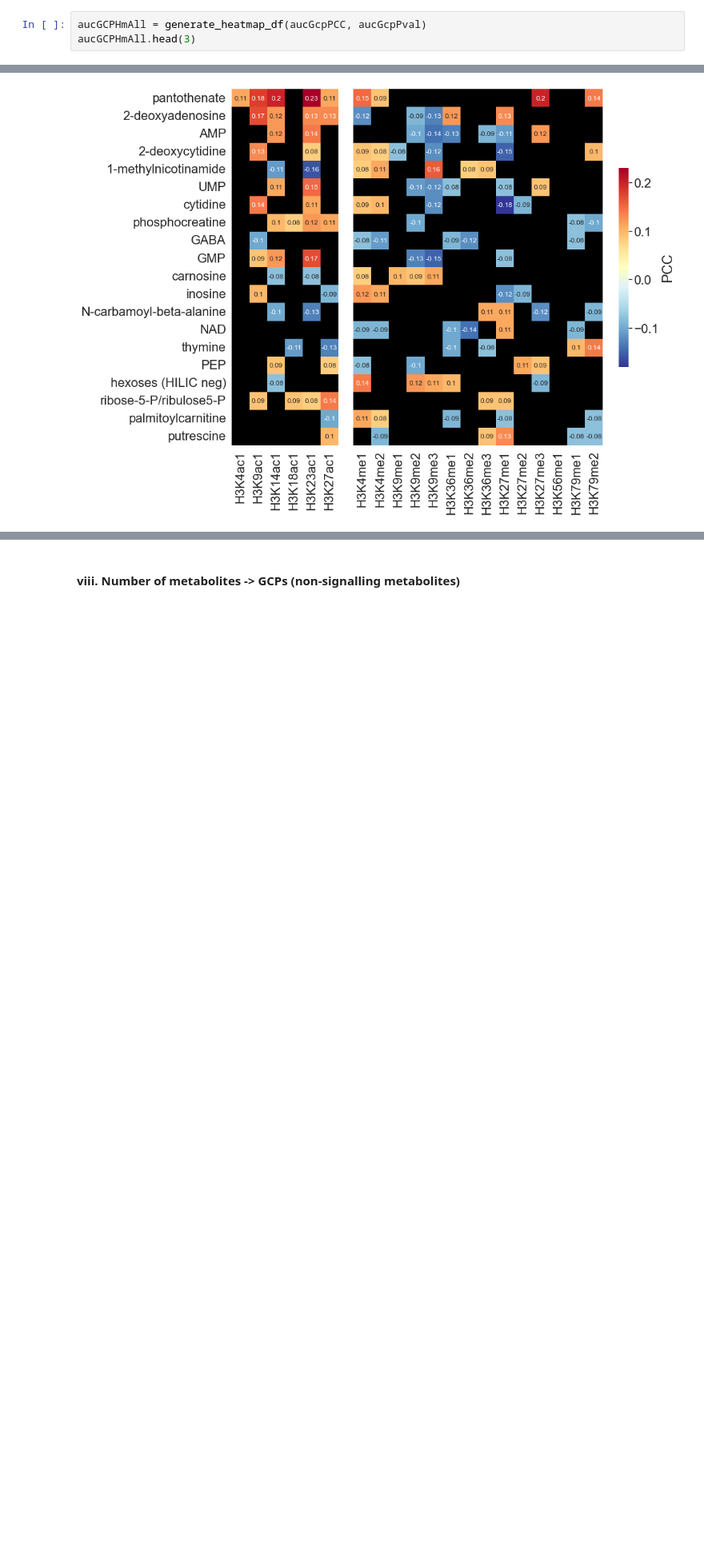
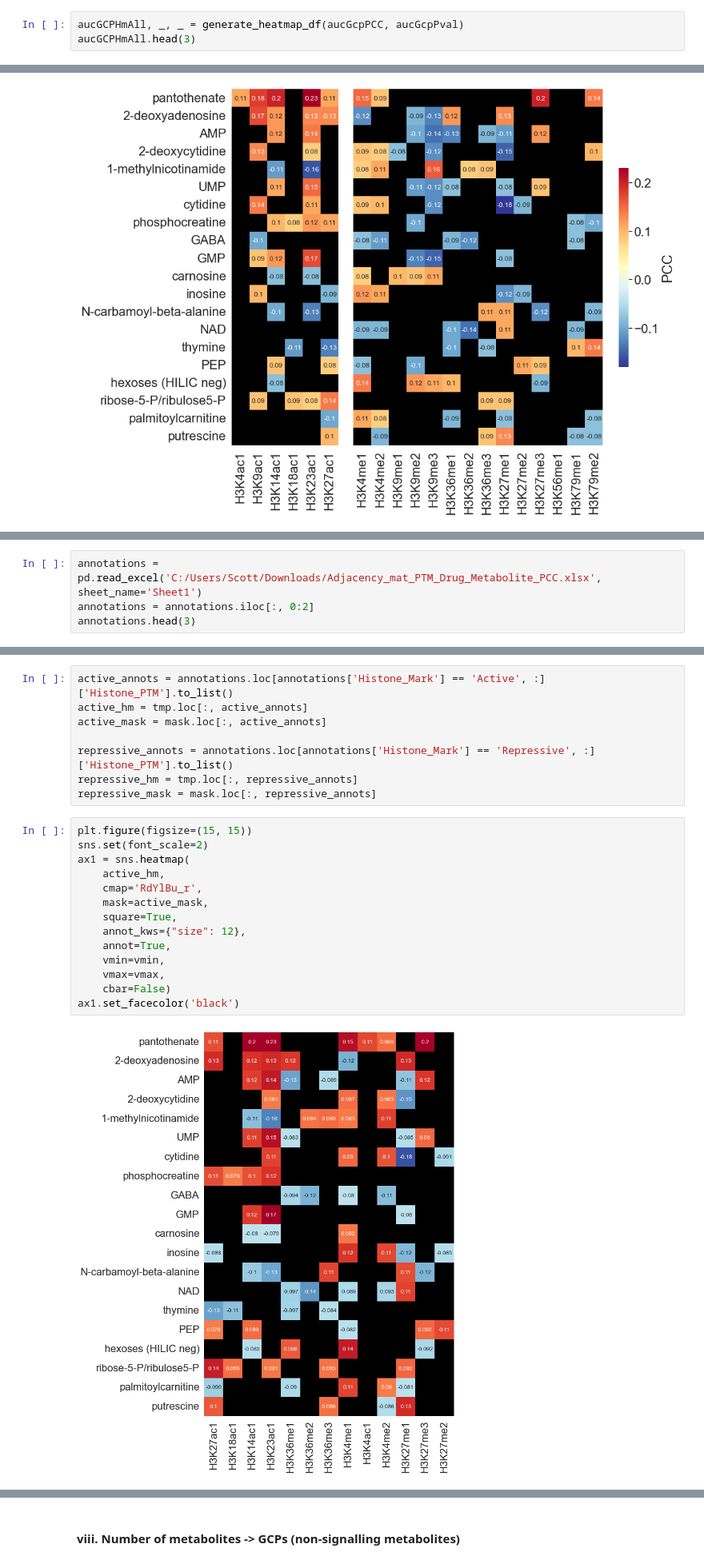
Before and after one commit to ScottCampit/met-ptm-drug-cancer, a Jupyter notebook: 01_PCC.ipynb, the cells around one changed output, grey strips where cells are left out. Shown at 80% size. Cells and saved outputs as stored; diff of their text form; blank space fills up the shorter version.

```diff
--- a/01_PCC.ipynb
+++ b/01_PCC.ipynb
@@ -928,7 +972,7 @@ plt.tight_layout()
 # %% [markdown]
 #### v. Number of AUCs -> GCPs (all metabolites)
 # %%
-aucGCPHmAll = generate_heatmap_df(aucGcpPCC, aucGcpPval)
+aucGCPHmAll, _, _ = generate_heatmap_df(aucGcpPCC, aucGcpPval)
 aucGCPHmAll.head(3)
 # %% [output]
 | compound_name | AGK-2 | BIX-01294 | BRD-A02303741 | BRD-A94377914 | BRD-K11533227 | BRD-K24690302 | BRD-K29313308 | ... |
@@ -1287,0 +1341,4 @@ split_into_ptm_groups(tmp, mask)
+# %%
+annotations = pd.read_excel('C:/Users/Scott/Downloads/Adjacency_mat_PTM_Drug_Metabolite_PCC.xlsx', sheet_name='Sheet1')
+annotations = annotations.iloc[:, 0:2]
+annotations.head(3)
@@ -1287,0 +1350,24 @@ split_into_ptm_groups(tmp, mask)
+# %%
+active_annots = annotations.loc[annotations['Histone_Mark'] == 'Active', :]['Histone_PTM'].to_list()
+active_hm = tmp.loc[:, active_annots]
+active_mask = mask.loc[:, active_annots]
+
+repressive_annots = annotations.loc[annotations['Histone_Mark'] == 'Repressive', :]['Histone_PTM'].to_list()
+repressive_hm = tmp.loc[:, repressive_annots]
+repressive_mask = mask.loc[:, repressive_annots]
+# %%
+plt.figure(figsize=(15, 15))
+sns.set(font_scale=2)
+ax1 = sns.heatmap(
+    active_hm,
+    cmap='RdYlBu_r',
+    mask=active_mask,
+    square=True,
+    annot_kws={"size": 12},
+    annot=True,
+    vmin=vmin,
+    vmax=vmax,
+    cbar=False)
+ax1.set_facecolor('black')
+# %% [output]
+[figure, added]
```
Also changed, not shown: parts of 20 cells of this notebook, 3 other files.
